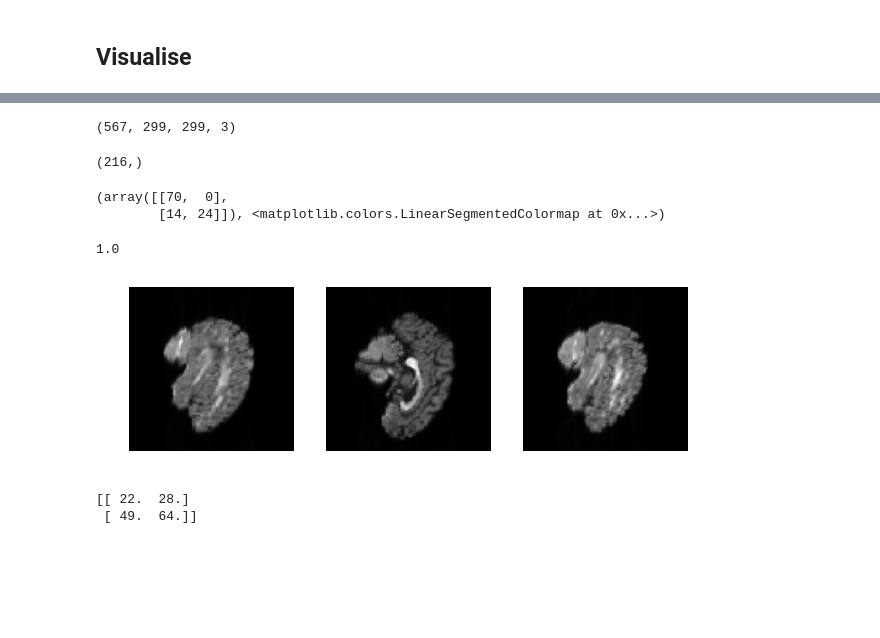
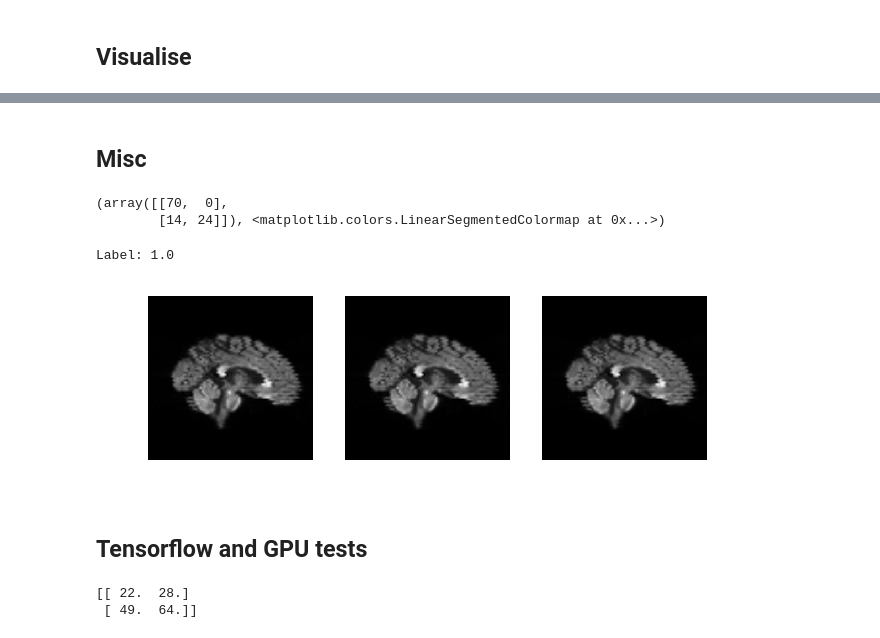
Before and after one commit to marksgraham/deep-qc, a Jupyter notebook: code/fit_cnn.ipynb, the cells around one changed output, grey strips where cells are left out. Drawn from its saved outputs; the diff is of its cells as text; code cells hidden in the pictures; blank space fills up the shorter version.

```diff
--- a/code/fit_cnn.ipynb
+++ b/code/fit_cnn.ipynb
@@ -97,8 +99,8 @@ def preprocess_data_perp(X,target_height=299,target_width=299):
     return X_preprocessed.astype(np.float32) / 255
 
 def preprocess_data_planar(X,target_height=299,target_width=299,is_training=False):
-    '''Performs minimal pre-processing: convert each MR volume to a stack of 3
-    orthogonal planes, scale the data and resample to 299 by 299 pixels'''
+    '''Convert each MR volume to three slices through a single plane, scales the data and resamples
+    to 299 by 299 pixels. Optionally performs augmentation.'''
     #slices = [22,36,50] #Planes to slice
     slices = np.array([36,36,36]) #Planes to slice
     pad_max = np.max(X.shape[2:]) #Width to pad images to
@@ -313,11 +318,5 @@ print((y_test.shape-sum(y_test))/y_test.shape)
-# %%
-X_train_preprocessed.shape
-# %% [output]
-(567, 299, 299, 3)
-# %%
-y_test.shape
-# %% [output]
-(216,)
+# %% [markdown]
+## Misc
 # %%
 def manual_qc():
     '''Allows you to manually input indices for corrupted volumes.'''
@@ -347,21 +346,22 @@ confusion_matrix(y,y_human),plt.cm.get_cmap('gray')
 (array([[70,  0],
         [14, 24]]), <matplotlib.colors.LinearSegmentedColormap at 0x...>)
 # %%
-#X_train_preprocessed = preprocess_data_planar(X_test)
-
+#View a single volume
 im = 60
 
 plt.figure(figsize=(10,20))
 plt.subplot(1,3,1)
-plt.imshow(X_train_preprocessed[im,:,:,0],plt.cm.get_cmap('gray'), vmin=0, vmax=1); plt.axis('off')
+plt.imshow(np.rot90(X_test_preprocessed[im,:,:,0]),plt.cm.get_cmap('gray'), vmin=0, vmax=1); plt.axis('off')
 plt.subplot(1,3,2)
-plt.imshow(X_train_preprocessed[im,:,:,1],plt.cm.get_cmap('gray'), vmin=0, vmax=1); plt.axis('off')
+plt.imshow(np.rot90(X_test_preprocessed[im,:,:,1]),plt.cm.get_cmap('gray'), vmin=0, vmax=1); plt.axis('off')
 plt.subplot(1,3,3)
-plt.imshow(X_train_preprocessed[im,:,:,2],plt.cm.get_cmap('gray'), vmin=0, vmax=1); plt.axis('off')
+plt.imshow(np.rot90(X_test_preprocessed[im,:,:,2]),plt.cm.get_cmap('gray'), vmin=0, vmax=1); plt.axis('off')
 plt.cm.get_cmap('gray')
 
-y_test[im]
+print('Label:',y_test[im])
 # %% [output]
-1.0
+Label: 1.0
-[figure, old version]
+[figure, new version]
+# %% [markdown]
+## Tensorflow and GPU tests
 # %%
```
Also changed, not shown: parts of 10 cells of this notebook.
